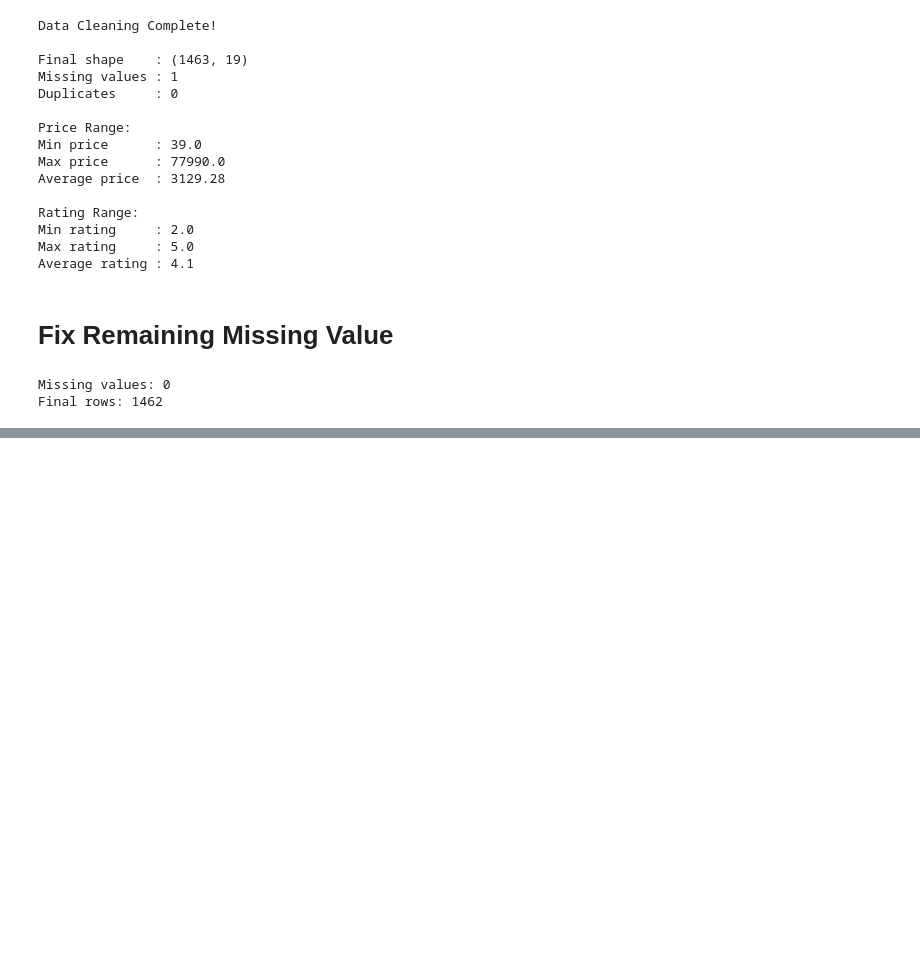
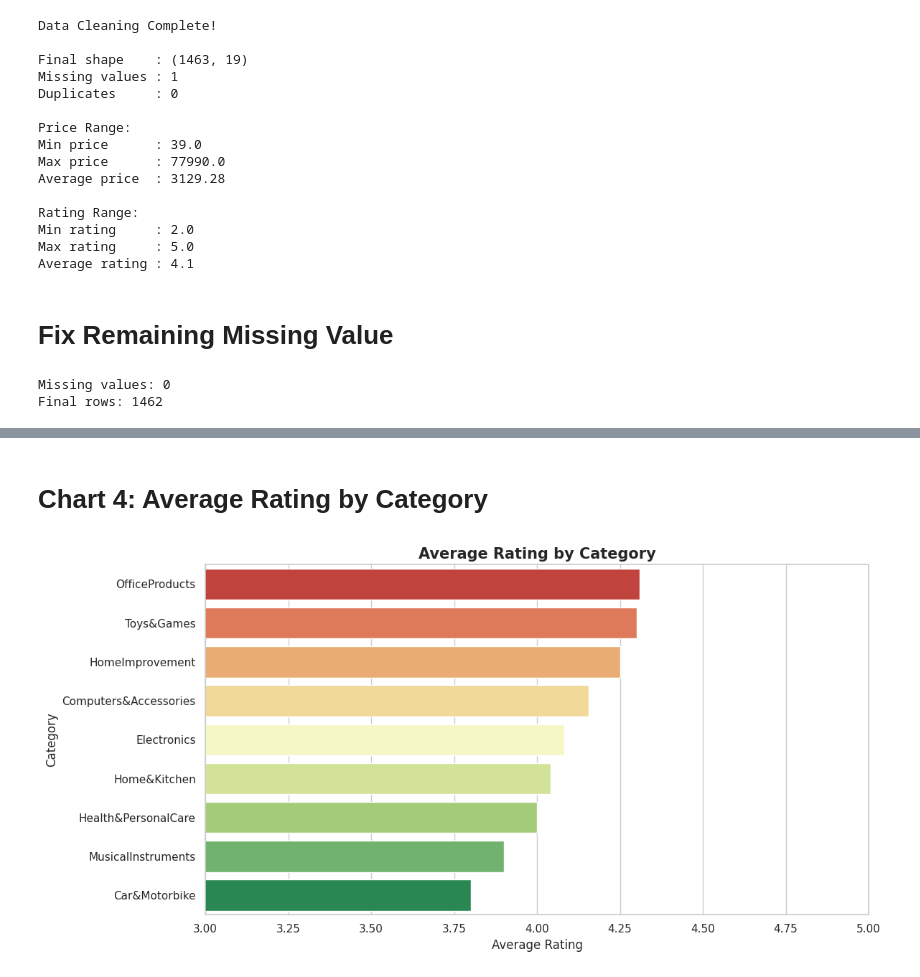
Before and after one commit to AiWriter404/amazon-sales-analysis, a Jupyter notebook: amazon_sales_analysis.ipynb, the cells around one changed output, grey strips where cells are left out. Saved outputs shown, nothing was run; the diff lists cells and outputs as text; code cells hidden in the pictures; blank space fills up the shorter version.

```diff
--- a/amazon_sales_analysis.ipynb
+++ b/amazon_sales_analysis.ipynb
@@ -275,0 +337,21 @@ Final rows: 1462
+# %% [markdown]
+# **Chart 4: Average Rating by Category**
+# %%
+# Average Rating by Category
+
+avg_rating = df.groupby('main_category')['rating'].mean()
+avg_rating = avg_rating.sort_values(ascending=False).reset_index()
+avg_rating.columns = ['Category', 'Avg Rating']
+
+plt.figure(figsize=(12, 6))
+
+sns.barplot(data=avg_rating, x='Avg Rating', y='Category', palette='RdYlGn')
+
+plt.title('Average Rating by Category', fontsize=15, fontweight='bold')
+plt.xlabel('Average Rating')
+plt.ylabel('Category')
+plt.xlim(3, 5)
+plt.tight_layout()
+plt.show()
+# %% [output]
+[figure, added]
```
Also changed, not shown: parts of 6 cells of this notebook.
